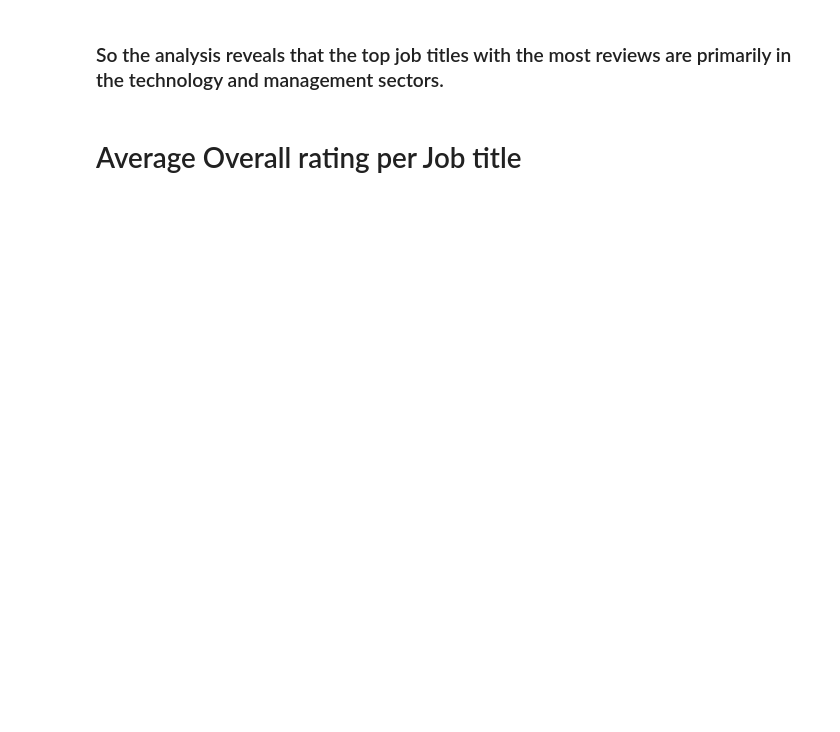
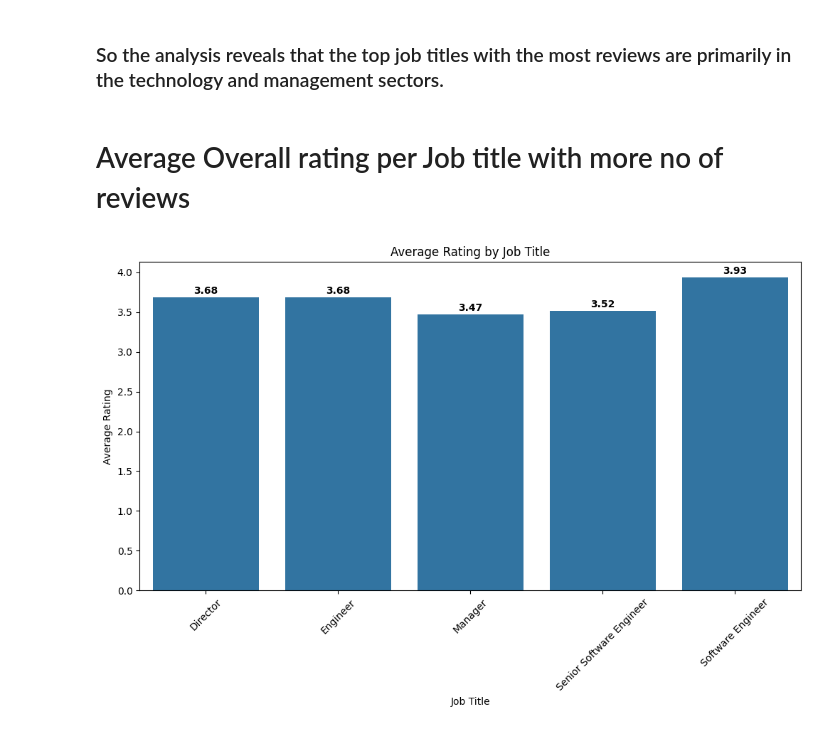
Before and after one commit to saiteja007-mv/Glassdoor-Companies-Review-Analysis, a Jupyter notebook: 4 Data analysis of Glassdoor Reviews/Module 2 EDA/1 EDA.ipynb, the cells around one changed output. Drawn from its saved outputs; the diff is of its cells as text; code cells hidden in the pictures; blank space fills up the shorter version.

```diff
--- a/4 Data analysis of Glassdoor Reviews/Module 2 EDA/1 EDA.ipynb
+++ b/4 Data analysis of Glassdoor Reviews/Module 2 EDA/1 EDA.ipynb
@@ -302,4 +303,18 @@ plt.show()
 # %% [markdown]
 ### So the analysis reveals that the top job titles with the most reviews are primarily in the technology and management sectors.
 # %% [markdown]
-# Average Overall rating per Job title
+# Average Overall rating per Job title with more no of reviews
+# %%
+average_rating_jobrole = reviews.loc[reviews['job title'].isin(number_of_roles.head(5).index)].groupby('job title')['rating Overall'].mean()
+plt.figure(figsize=(12,6))
+ax = sns.barplot(x=average_rating_jobrole.index, y=average_rating_jobrole.values)
+plt.xticks(rotation=45)
+plt.title('Average Rating by Job Title')
+plt.xlabel('Job Title')
+plt.ylabel('Average Rating')
+for i, v in enumerate(average_rating_jobrole.values):
+    ax.text(i, v + 0.02, f"{v:.2f}", ha='center', va='bottom', fontweight='bold')
+plt.savefig('Plottings/Average Rating by Job Title.png', dpi=300, bbox_inches='tight')
+plt.show()
+# %% [output]
+[figure, added]
```
Also changed, not shown: parts of 27 cells of this notebook, 15 other files.
